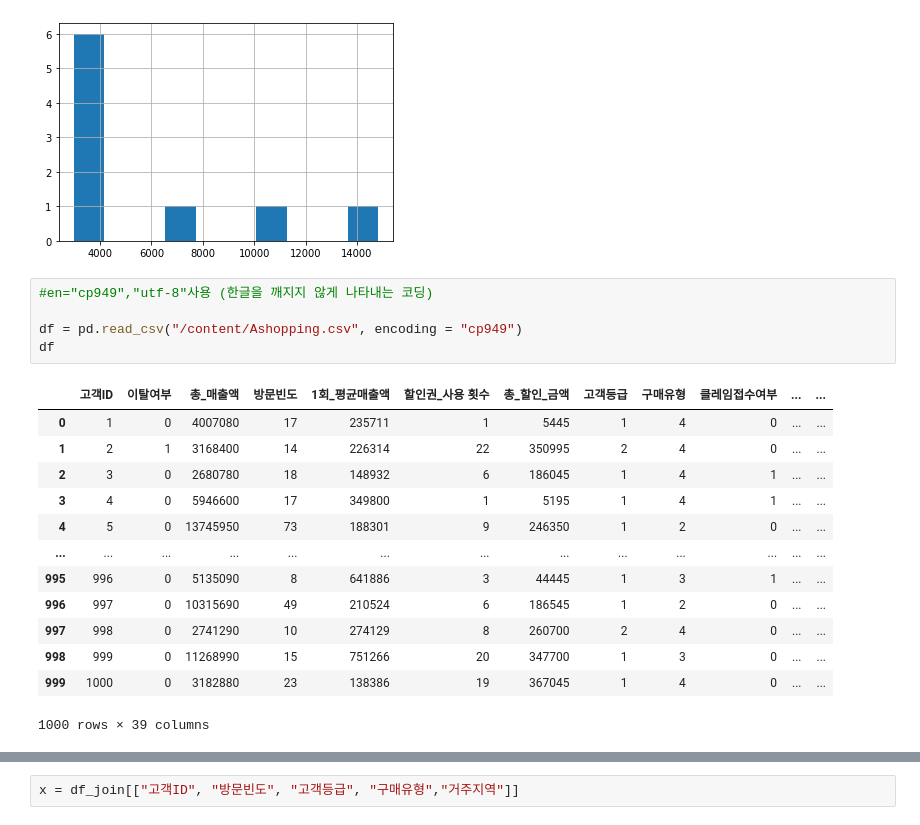
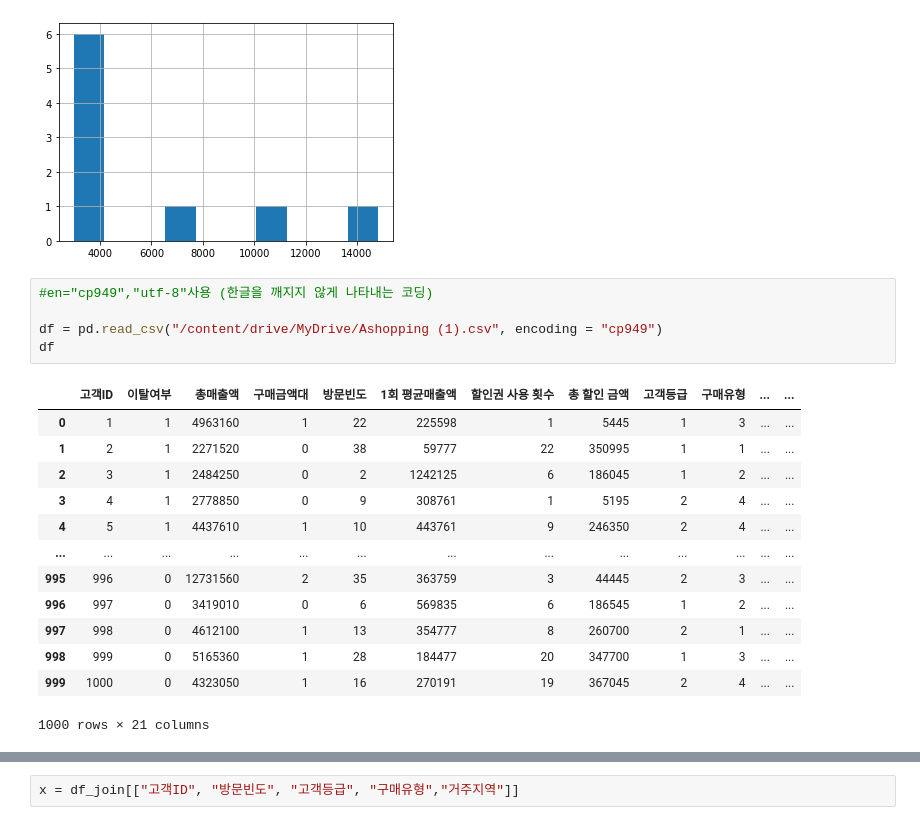
Before and after one commit to chahyeonseong/chahyeonseong, a Jupyter notebook: 새해복.ipynb, the cells around one changed output, grey strips where cells are left out. Cells and saved outputs as stored; diff of their text form.

```diff
--- a/새해복.ipynb
+++ b/새해복.ipynb
@@ -512,22 +512,22 @@ data_outlier["salary"].hist()
 # %%
 #en="cp949","utf-8"사용 (한글을 깨지지 않게 나타내는 코딩)
 
-df = pd.read_csv("/content/Ashopping.csv", encoding = "cp949")
+df = pd.read_csv("/content/drive/MyDrive/Ashopping (1).csv", encoding = "cp949")
 df
 # %% [output]
-|  | 고객ID | 이탈여부 | 총_매출액 | 방문빈도 | 1회_평균매출액 | 할인권_사용 횟수 | 총_할인_금액 | 고객등급 | 구매유형 | 클레임접수여부 | ... | ... |
-| 0 | 1 | 0 | 4007080 | 17 | 235711 | 1 | 5445 | 1 | 4 | 0 | ... | ... |
-| 1 | 2 | 1 | 3168400 | 14 | 226314 | 22 | 350995 | 2 | 4 | 0 | ... | ... |
-| 2 | 3 | 0 | 2680780 | 18 | 148932 | 6 | 186045 | 1 | 4 | 1 | ... | ... |
-| 3 | 4 | 0 | 5946600 | 17 | 349800 | 1 | 5195 | 1 | 4 | 1 | ... | ... |
-| 4 | 5 | 0 | 13745950 | 73 | 188301 | 9 | 246350 | 1 | 2 | 0 | ... | ... |
+|  | 고객ID | 이탈여부 | 총매출액 | 구매금액대 | 방문빈도 | 1회 평균매출액 | 할인권 사용 횟수 | 총 할인 금액 | 고객등급 | 구매유형 | ... | ... |
+| 0 | 1 | 1 | 4963160 | 1 | 22 | 225598 | 1 | 5445 | 1 | 3 | ... | ... |
+| 1 | 2 | 1 | 2271520 | 0 | 38 | 59777 | 22 | 350995 | 1 | 1 | ... | ... |
+| 2 | 3 | 1 | 2484250 | 0 | 2 | 1242125 | 6 | 186045 | 1 | 2 | ... | ... |
+| 3 | 4 | 1 | 2778850 | 0 | 9 | 308761 | 1 | 5195 | 2 | 4 | ... | ... |
+| 4 | 5 | 1 | 4437610 | 1 | 10 | 443761 | 9 | 246350 | 2 | 4 | ... | ... |
 | ... | ... | ... | ... | ... | ... | ... | ... | ... | ... | ... | ... | ... |
-| 995 | 996 | 0 | 5135090 | 8 | 641886 | 3 | 44445 | 1 | 3 | 1 | ... | ... |
-| 996 | 997 | 0 | 10315690 | 49 | 210524 | 6 | 186545 | 1 | 2 | 0 | ... | ... |
-| 997 | 998 | 0 | 2741290 | 10 | 274129 | 8 | 260700 | 2 | 4 | 0 | ... | ... |
-| 998 | 999 | 0 | 11268990 | 15 | 751266 | 20 | 347700 | 1 | 3 | 0 | ... | ... |
-| 999 | 1000 | 0 | 3182880 | 23 | 138386 | 19 | 367045 | 1 | 4 | 0 | ... | ... |
+| 995 | 996 | 0 | 12731560 | 2 | 35 | 363759 | 3 | 44445 | 2 | 3 | ... | ... |
+| 996 | 997 | 0 | 3419010 | 0 | 6 | 569835 | 6 | 186545 | 1 | 2 | ... | ... |
+| 997 | 998 | 0 | 4612100 | 1 | 13 | 354777 | 8 | 260700 | 2 | 1 | ... | ... |
+| 998 | 999 | 0 | 5165360 | 1 | 28 | 184477 | 20 | 347700 | 1 | 3 | ... | ... |
+| 999 | 1000 | 0 | 4323050 | 1 | 16 | 270191 | 19 | 367045 | 2 | 4 | ... | ... |
-1000 rows × 39 columns
+1000 rows × 21 columns
 # %%
 #정보 요약
 df.describe()
```
Also changed, not shown: parts of 41 cells of this notebook.
